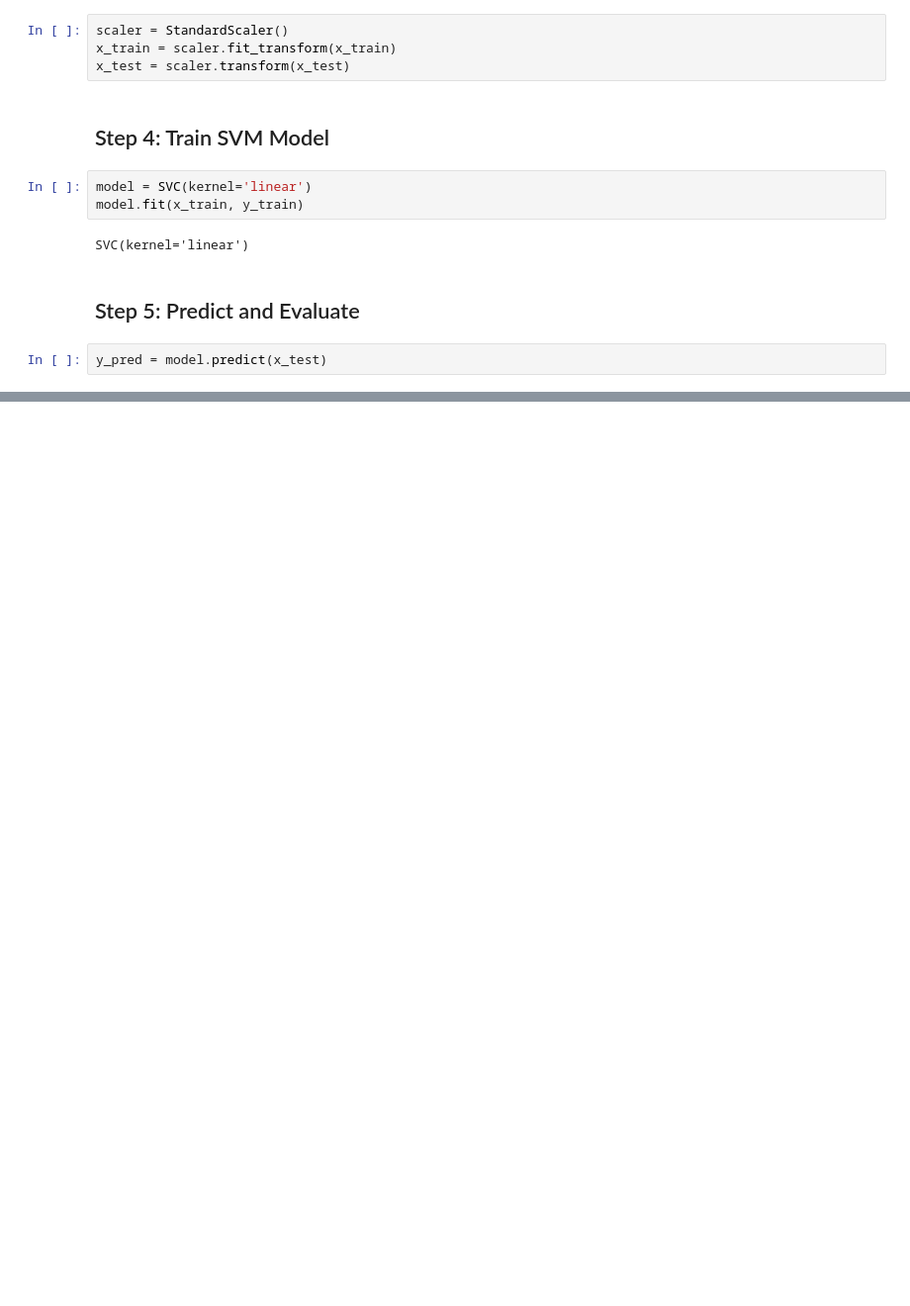
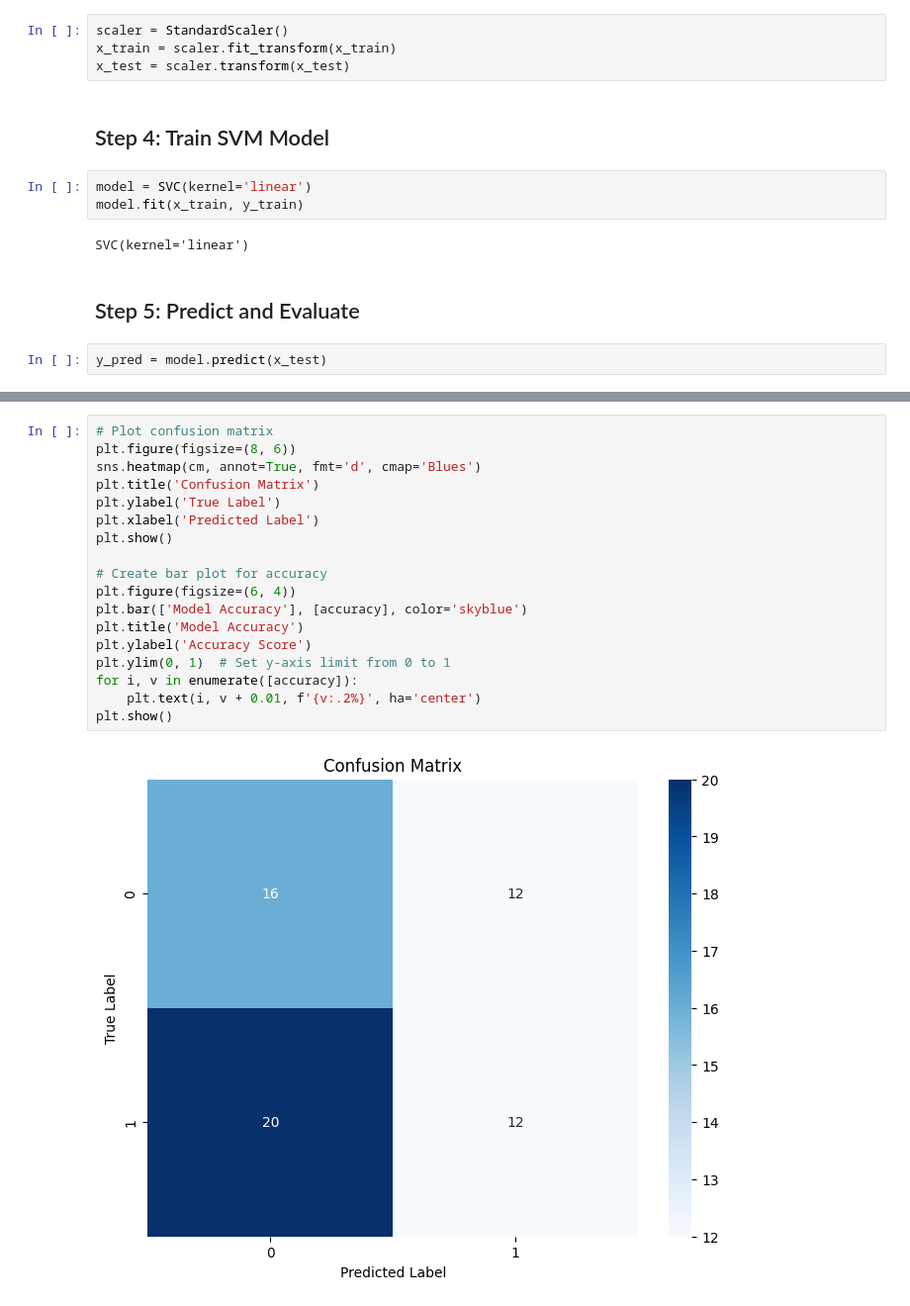
Before and after one commit to Vishwaschandrasekara5/Spam-email-Detetctor, a Jupyter notebook: 22UG1-0394_Lab_06.ipynb, the cells around one changed output, grey strips where cells are left out. Shown at 99% size. Saved outputs shown, nothing was run; the diff lists cells and outputs as text; blank space fills up the shorter version.

Commit message:
update plot graph

```diff
--- a/22UG1-0394_Lab_06.ipynb
+++ b/22UG1-0394_Lab_06.ipynb
@@ -86,0 +88,20 @@ weighted avg       0.53      0.52      0.52        60
+# %%
+# Plot confusion matrix
+plt.figure(figsize=(8, 6))
+sns.heatmap(cm, annot=True, fmt='d', cmap='Blues')
+plt.title('Confusion Matrix')
+plt.ylabel('True Label')
+plt.xlabel('Predicted Label')
+plt.show()
+
+# Create bar plot for accuracy
+plt.figure(figsize=(6, 4))
+plt.bar(['Model Accuracy'], [accuracy], color='skyblue')
+plt.title('Model Accuracy')
+plt.ylabel('Accuracy Score')
+plt.ylim(0, 1)  # Set y-axis limit from 0 to 1
+for i, v in enumerate([accuracy]):
+    plt.text(i, v + 0.01, f'{v:.2%}', ha='center')
+plt.show()
+# %% [output]
+[figure, added]
```
Also changed, not shown: parts of 5 cells of this notebook.
